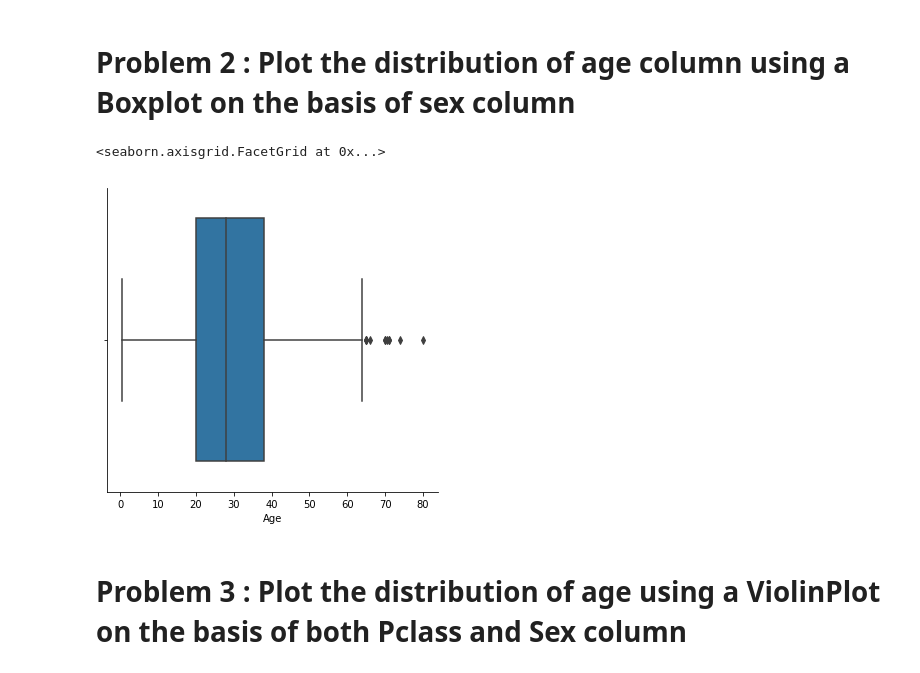
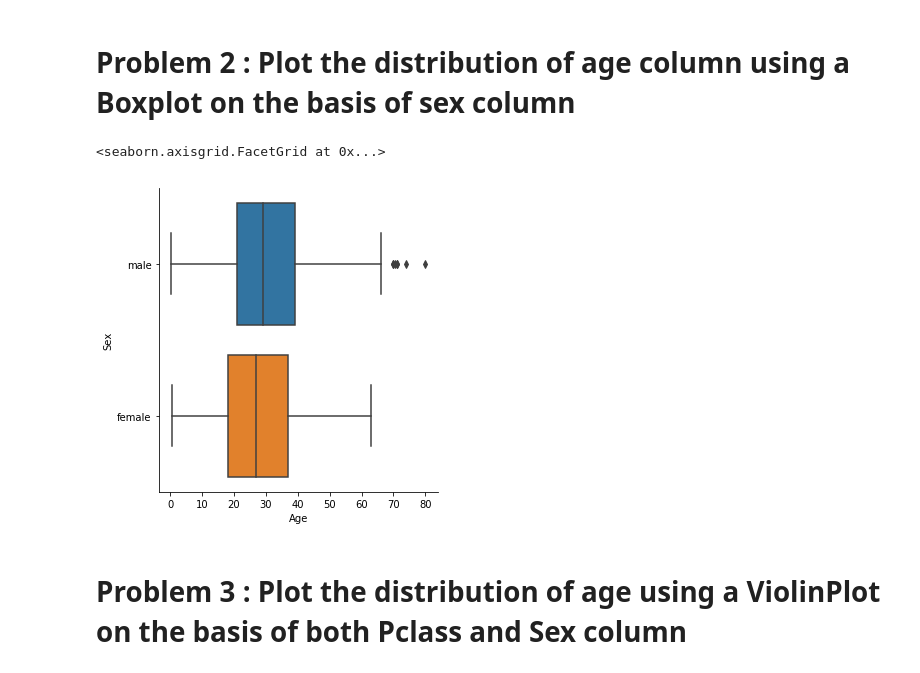
Before and after one commit to sagar1999sarkar/SEABORN, a Jupyter notebook: SEABORN ASSIGNMENT #1.ipynb, the cells around one changed output. Drawn from its saved outputs; the diff is of its cells as text; code cells hidden in the pictures.

```diff
--- a/SEABORN ASSIGNMENT #1.ipynb
+++ b/SEABORN ASSIGNMENT #1.ipynb
@@ -55,10 +43,10 @@ sns.heatmap(data.corr(),annot=True)
 # %% [markdown]
 # Problem 2 : Plot the distribution of age column using a Boxplot on the basis of sex column
 # %%
-sns.catplot(x='Age',data=data, kind='box')
+sns.catplot(x='Age',y='Sex',data=data, kind='box')
 # %% [output]
 <seaborn.axisgrid.FacetGrid at 0x...>
-[figure, old version]
+[figure, new version]
 # %% [markdown]
 # Problem 3 : Plot the distribution of age using a ViolinPlot on the basis of both Pclass and Sex column
 # %%
```
Also changed, not shown: parts of 1 cell of this notebook.
